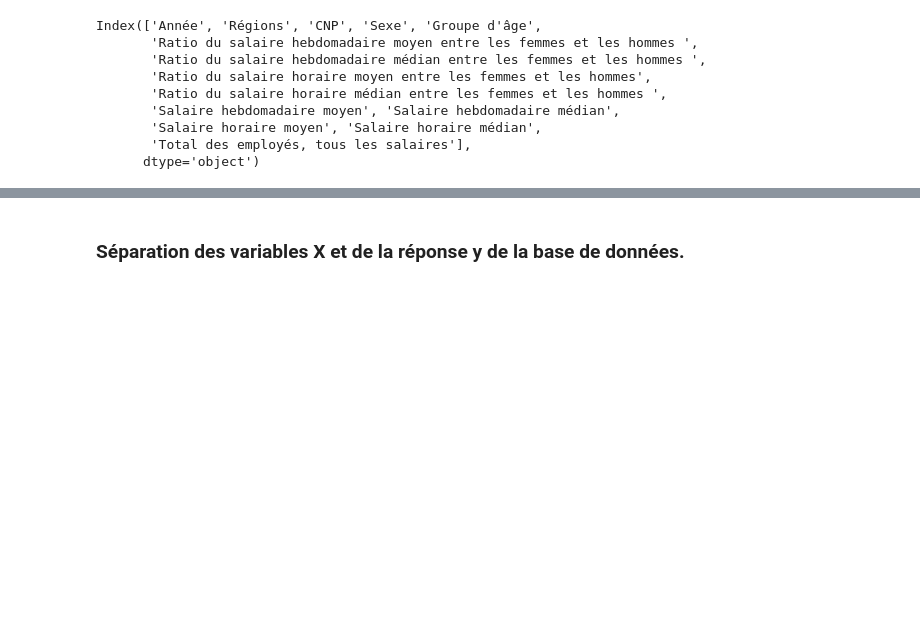
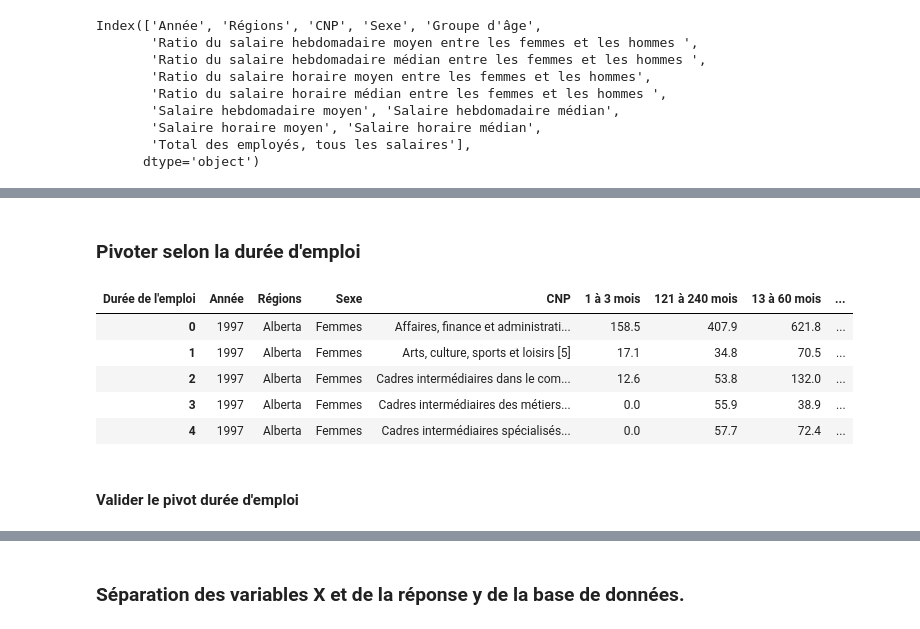
Before and after one commit to marciosdn/projet_77, a Jupyter notebook: Construction du model.ipynb, the cells around one changed output, grey strips where cells are left out. Cells and saved outputs as stored; diff of their text form; code cells hidden in the pictures; blank space fills up the shorter version.

```diff
--- a/Construction du model.ipynb
+++ b/Construction du model.ipynb
@@ -122,0 +210,2 @@ salaire_employe_.shape
+# %% [markdown]
+### Pivoter selon la durée d'emploi
@@ -122,0 +218,11 @@ salaire_employe_.shape
+# %%
+table.head()
+# %% [output]
+| Durée de l'emploi | Année | Régions | Sexe | CNP | 1 à 3 mois | 121 à 240 mois | 13 à 60 mois | ... |
+| 0 | 1997 | Alberta | Femmes | Affaires, finance et administrati... | 158.5 | 407.9 | 621.8 | ... |
+| 1 | 1997 | Alberta | Femmes | Arts, culture, sports et loisirs [5] | 17.1 | 34.8 | 70.5 | ... |
+| 2 | 1997 | Alberta | Femmes | Cadres intermédiaires dans le com... | 12.6 | 53.8 | 132.0 | ... |
+| 3 | 1997 | Alberta | Femmes | Cadres intermédiaires des métiers... | 0.0 | 55.9 | 38.9 | ... |
+| 4 | 1997 | Alberta | Femmes | Cadres intermédiaires spécialisés... | 0.0 | 57.7 | 72.4 | ... |
+# %% [markdown]
+#### Valider le pivot durée d'emploi
```
Also changed, not shown: parts of 43 cells of this notebook.
